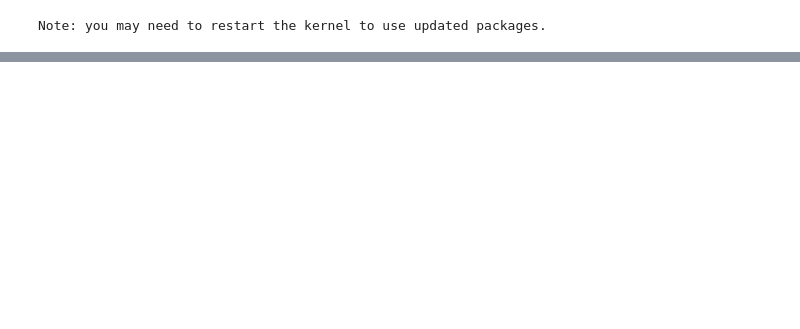
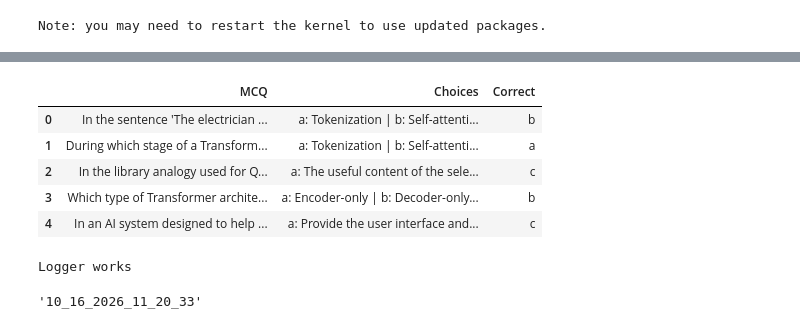
Before and after one commit to GichukiThuita/mcqgen, a Jupyter notebook: experiment/mcq.ipynb, the cells around one changed output, grey strips where cells are left out. Saved outputs shown, nothing was run; the diff lists cells and outputs as text; code cells hidden in the pictures; blank space fills up the shorter version.

```diff
--- a/experiment/mcq.ipynb
+++ b/experiment/mcq.ipynb
@@ -382,0 +435,15 @@ quiz_table.to_csv("quiz.csv", index=False)
+# %%
+with get_usage_metadata_callback() as cb:
+    response = generate_evaluate_chain.invoke({
+        "text": TEXT,
+        "number": NUMBER,
+        "subject": SUBJECT,
+        "tone": TONE,
+        "response_json": json.dumps(RESPONSE_JSON),
+    })
+
+print(response["quiz"])
+print("\n--- REVIEW ---\n")
+print(response["review"])
+print("\n--- TOKENS ---")
+print(cb.usage_metadata)
@@ -382,0 +517,37 @@ quiz_table.to_csv("quiz.csv", index=False)
+# %%
+def parse_quiz(data):
+    # Message object or list of content blocks -> plain text
+    if hasattr(data, "content"):
+        data = data.content
+    if isinstance(data, list):
+        data = "".join(b.get("text", "") if isinstance(b, dict) else str(b) for b in data)
+
+    # Text -> dict (take everything from the first { to the last })
+    if isinstance(data, str):
+        start, end = data.find("{"), data.rfind("}")
+        data = json.loads(data[start:end + 1])
+    return data
+
+
+# Use the "quiz" key from the chain output, not "response_json" (that's just the template)
+raw_quiz = response["quiz"] if isinstance(response, dict) and "quiz" in response else response
+quiz = parse_quiz(raw_quiz)
+
+quiz_table_data = []
+for key, value in quiz.items():
+    mcq = value["mcq"]
+    options = " | ".join(f"{k}: {v}" for k, v in value["options"].items())
+    correct = value["correct"]
+    quiz_table_data.append({"MCQ": mcq, "Choices": options, "Correct": correct})
+
+quiz_df = pd.DataFrame(quiz_table_data)
+quiz_df.to_csv("machinelearning.csv", index=False)
+
+quiz_df
+# %% [output]
+|  | MCQ | Choices | Correct |
+| 0 | In the sentence 'The electrician ... | a: Tokenization | b: Self-attenti... | b |
+| 1 | During which stage of a Transform... | a: Tokenization | b: Self-attenti... | a |
+| 2 | In the library analogy used for Q... | a: The useful content of the sele... | c |
+| 3 | Which type of Transformer archite... | a: Encoder-only | b: Decoder-only... | b |
+| 4 | In an AI system designed to help ... | a: Provide the user interface and... | c |
@@ -382,0 +561,16 @@ quiz_table.to_csv("quiz.csv", index=False)
+# %%
+import sys, os
+sys.path.append(os.path.abspath(".."))
+
+from src.mcqgenerator.logger import logging
+
+logging.info("Starting MCQ generation")
+print("Logger works")
+# %% [output]
+Logger works
+# %%
+from datetime import datetime
+
+datetime.now().strftime('%m_%d_%Y_%H_%M_%S')
+# %% [output]
+'10_16_2026_11_20_33'
```
Also changed, not shown: parts of 14 cells of this notebook, 5 other files.
